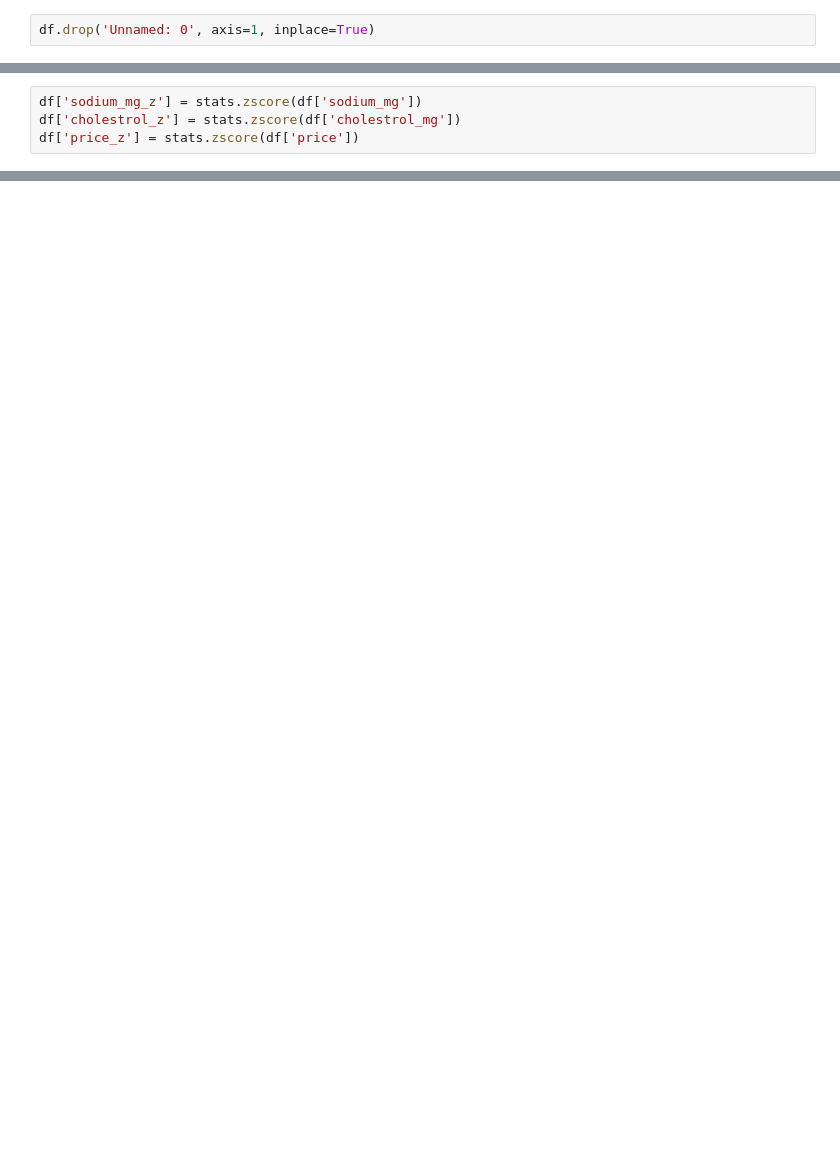
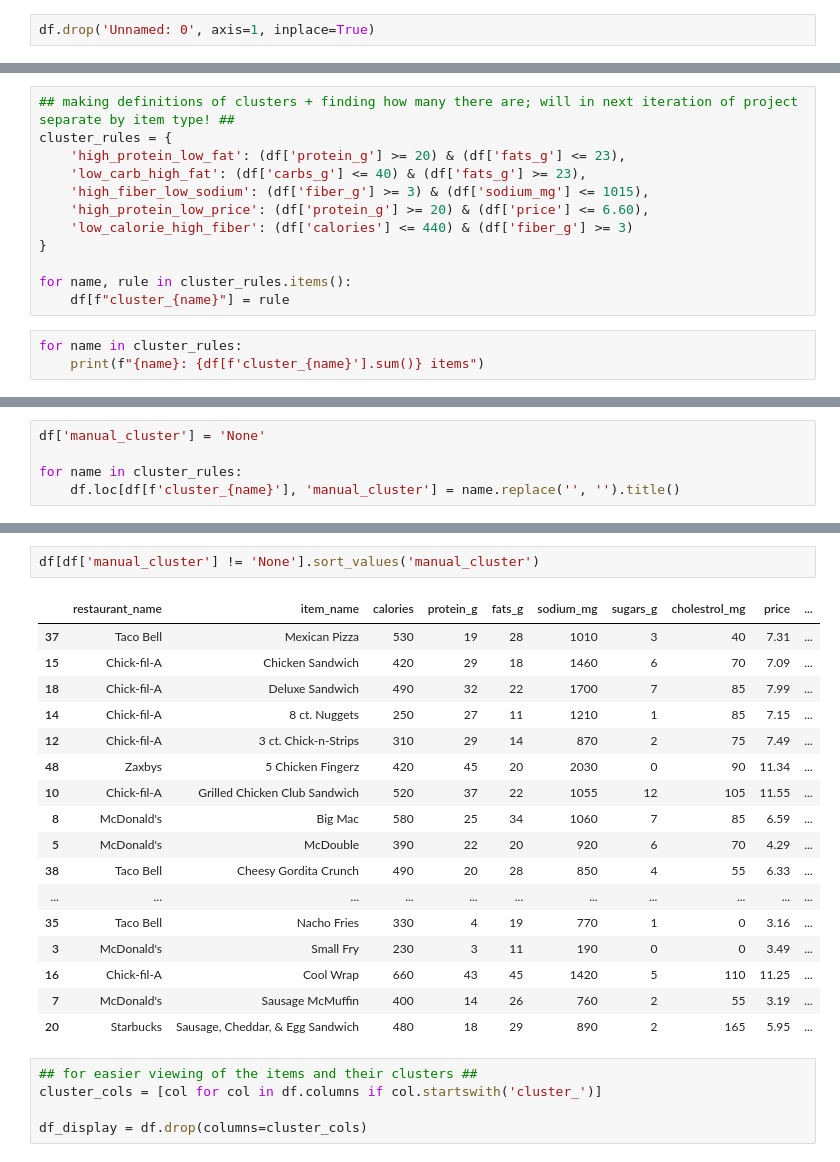
Before and after one commit to Mikayla-ds2/fast-food-macros, a Jupyter notebook: fast food workbook.ipynb, the cells around one changed output, grey strips where cells are left out. Saved outputs shown, nothing was run; the diff lists cells and outputs as text; blank space fills up the shorter version.

```diff
--- a/fast food workbook.ipynb
+++ b/fast food workbook.ipynb
@@ -59,4 +187,0 @@ from scipy import stats
-# %%
-df['sodium_mg_z'] = stats.zscore(df['sodium_mg'])
-df['cholestrol_z'] = stats.zscore(df['cholestrol_mg'])
-df['price_z'] = stats.zscore(df['price'])
@@ -62,0 +316,15 @@ df['price_z'] = stats.zscore(df['price'])
+# %%
+## making definitions of clusters + finding how many there are; will in next iteration of project separate by item type! ##
+cluster_rules = {
+    'high_protein_low_fat': (df['protein_g'] >= 20) & (df['fats_g'] <= 23),
+    'low_carb_high_fat': (df['carbs_g'] <= 40) & (df['fats_g'] >= 23),
+    'high_fiber_low_sodium': (df['fiber_g'] >= 3) & (df['sodium_mg'] <= 1015),
+    'high_protein_low_price': (df['protein_g'] >= 20) & (df['price'] <= 6.60),
+    'low_calorie_high_fiber': (df['calories'] <= 440) & (df['fiber_g'] >= 3)
+}
+
+for name, rule in cluster_rules.items():
+    df[f"cluster_{name}"] = rule
+# %%
+for name in cluster_rules:
+    print(f"{name}: {df[f'cluster_{name}'].sum()} items")
@@ -62,0 +337,5 @@ df['price_z'] = stats.zscore(df['price'])
+# %%
+df['manual_cluster'] = 'None'
+
+for name in cluster_rules:
+    df.loc[df[f'cluster_{name}'], 'manual_cluster'] = name.replace('', '').title()
@@ -62,0 +351,25 @@ df['price_z'] = stats.zscore(df['price'])
+# %%
+df[df['manual_cluster'] != 'None'].sort_values('manual_cluster')
+# %% [output]
+|  | restaurant_name | item_name | calories | protein_g | fats_g | sodium_mg | sugars_g | cholestrol_mg | price | ... |
+| 37 | Taco Bell | Mexican Pizza | 530 | 19 | 28 | 1010 | 3 | 40 | 7.31 | ... |
+| 15 | Chick-fil-A | Chicken Sandwich | 420 | 29 | 18 | 1460 | 6 | 70 | 7.09 | ... |
+| 18 | Chick-fil-A | Deluxe Sandwich | 490 | 32 | 22 | 1700 | 7 | 85 | 7.99 | ... |
+| 14 | Chick-fil-A | 8 ct. Nuggets | 250 | 27 | 11 | 1210 | 1 | 85 | 7.15 | ... |
+| 12 | Chick-fil-A | 3 ct. Chick-n-Strips | 310 | 29 | 14 | 870 | 2 | 75 | 7.49 | ... |
+| 48 | Zaxbys | 5 Chicken Fingerz | 420 | 45 | 20 | 2030 | 0 | 90 | 11.34 | ... |
+| 10 | Chick-fil-A | Grilled Chicken Club Sandwich | 520 | 37 | 22 | 1055 | 12 | 105 | 11.55 | ... |
+| 8 | McDonald's | Big Mac | 580 | 25 | 34 | 1060 | 7 | 85 | 6.59 | ... |
+| 5 | McDonald's | McDouble | 390 | 22 | 20 | 920 | 6 | 70 | 4.29 | ... |
+| 38 | Taco Bell | Cheesy Gordita Crunch | 490 | 20 | 28 | 850 | 4 | 55 | 6.33 | ... |
+| ... | ... | ... | ... | ... | ... | ... | ... | ... | ... | ... |
+| 35 | Taco Bell | Nacho Fries | 330 | 4 | 19 | 770 | 1 | 0 | 3.16 | ... |
+| 3 | McDonald's | Small Fry | 230 | 3 | 11 | 190 | 0 | 0 | 3.49 | ... |
+| 16 | Chick-fil-A | Cool Wrap | 660 | 43 | 45 | 1420 | 5 | 110 | 11.25 | ... |
+| 7 | McDonald's | Sausage McMuffin | 400 | 14 | 26 | 760 | 2 | 55 | 3.19 | ... |
+| 20 | Starbucks | Sausage, Cheddar, & Egg Sandwich | 480 | 18 | 29 | 890 | 2 | 165 | 5.95 | ... |
+# %%
+## for easier viewing of the items and their clusters ##
+cluster_cols = [col for col in df.columns if col.startswith('cluster_')]
+
+df_display = df.drop(columns=cluster_cols)
```
Also changed, not shown: parts of 26 cells of this notebook.
